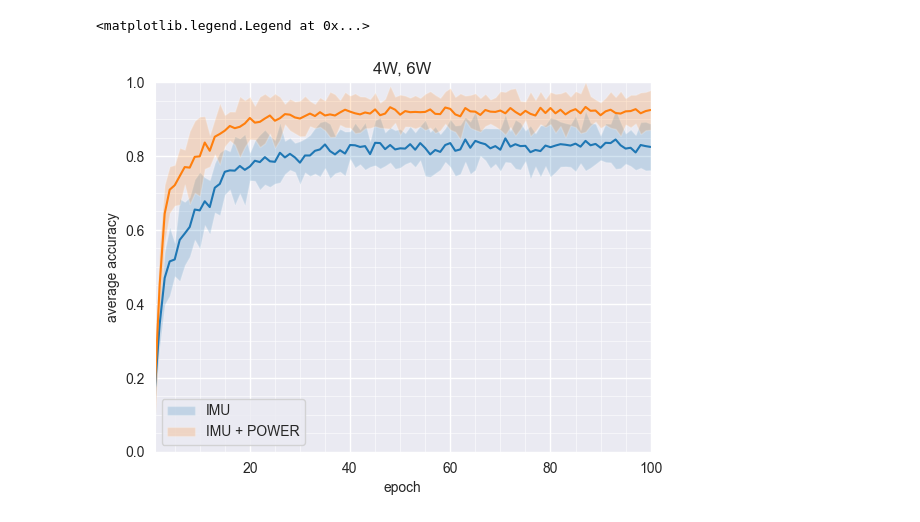
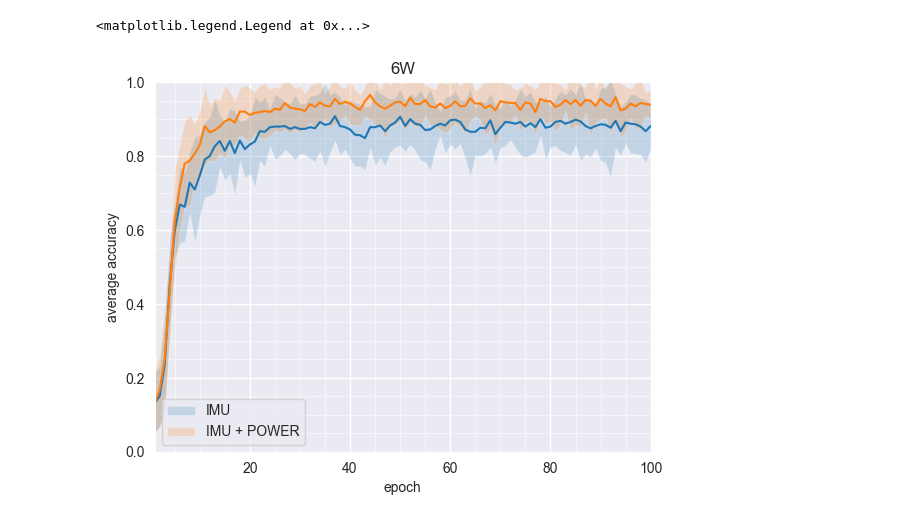
Before and after one commit to lukasz-kedzierski/surface-classification, a Jupyter notebook: src/cv_results.ipynb, the cells around one changed output. Drawn from its saved outputs; the diff is of its cells as text; code cells hidden in the pictures.

```diff
--- a/src/cv_results.ipynb
+++ b/src/cv_results.ipynb
@@ -7,7 +7,7 @@ import pandas as pd
 from pathlib import Path
 # %%
 HISTORY_DIR = Path('../results/cv/')
-filenames = ('4W_6W_imu_2024-05-04-14-48-07', 'cv_4W_6W_imu_servo_2024-05-08-10-59-07')
+filenames = ('cv_6W_imu_2024-05-12-20-11-19', 'cv_6W_imu_servo_2024-05-12-18-14-56')
 labels = ('IMU', 'IMU + POWER')
 # %%
 results = {}
@@ -17,23 +17,23 @@ for filename in filenames:
 # %%
 fig, ax = plt.subplots()
 for result, label in zip(results.values(), labels):
     df = pd.DataFrame(result)
     res_array = np.array(df.loc['accuracy'].values.tolist()).T
     x = np.arange(1, res_array.shape[0] + 1)
     average_acc = res_array.mean(axis=1)
     std_dev_acc = res_array.std(axis=1)
     ci = 2 * std_dev_acc
     ax.plot(x, average_acc)
     ax.fill_between(x, (average_acc - ci), (average_acc + ci), alpha=.2, label=label)
 ax.set_xlim(1, 100)
 ax.set_ylim(0, 1)
 ax.set_xlabel('epoch')
 ax.set_ylabel('average accuracy')
-ax.set_title('4W, 6W')
+ax.set_title('6W')
 plt.grid(which='major', axis='both', linewidth=1)
 plt.grid(which='minor', axis='both', linewidth=0.4)
 plt.minorticks_on()
 plt.legend()
 # %% [output]
 <matplotlib.legend.Legend at 0x...>
-[figure, old version]
+[figure, new version]
```
